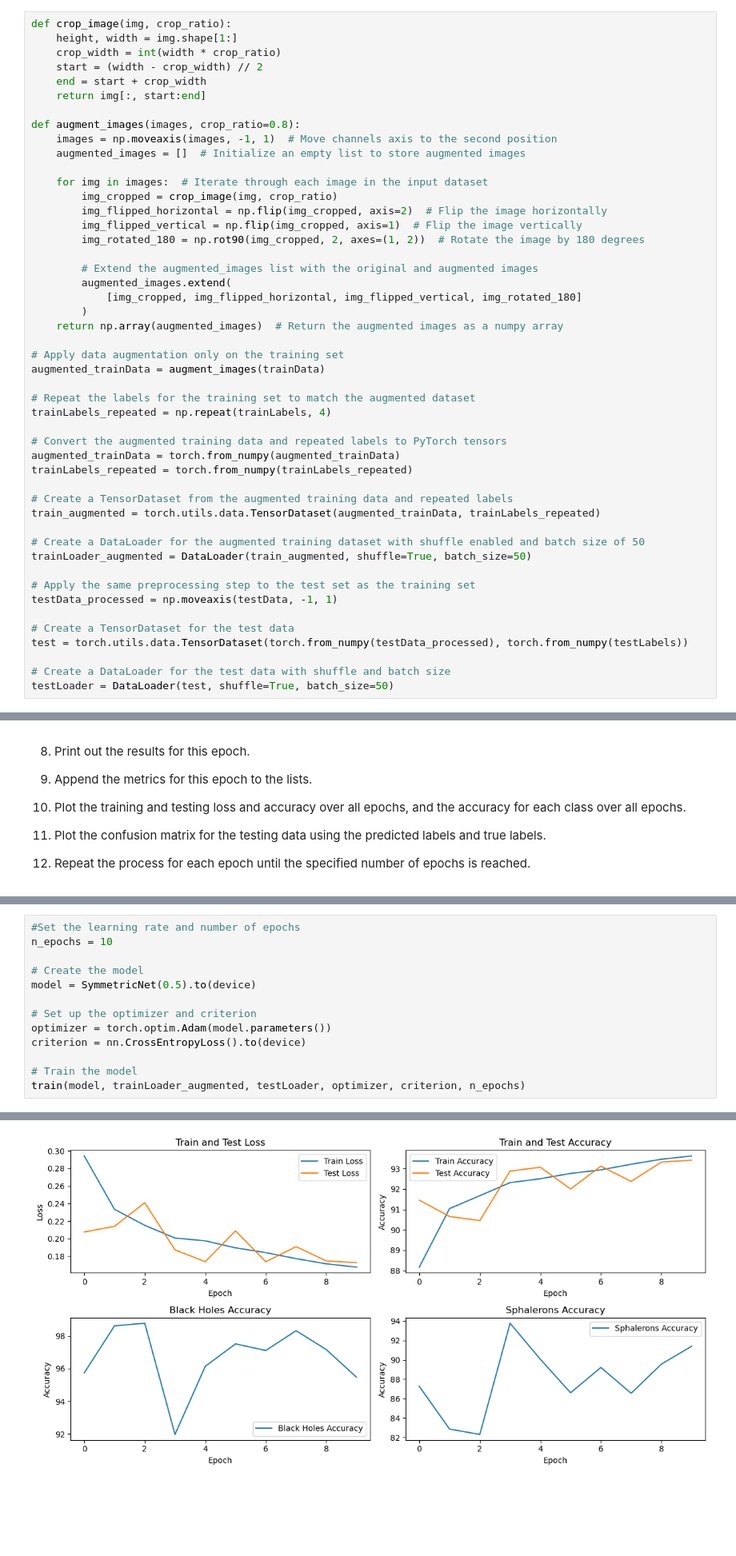
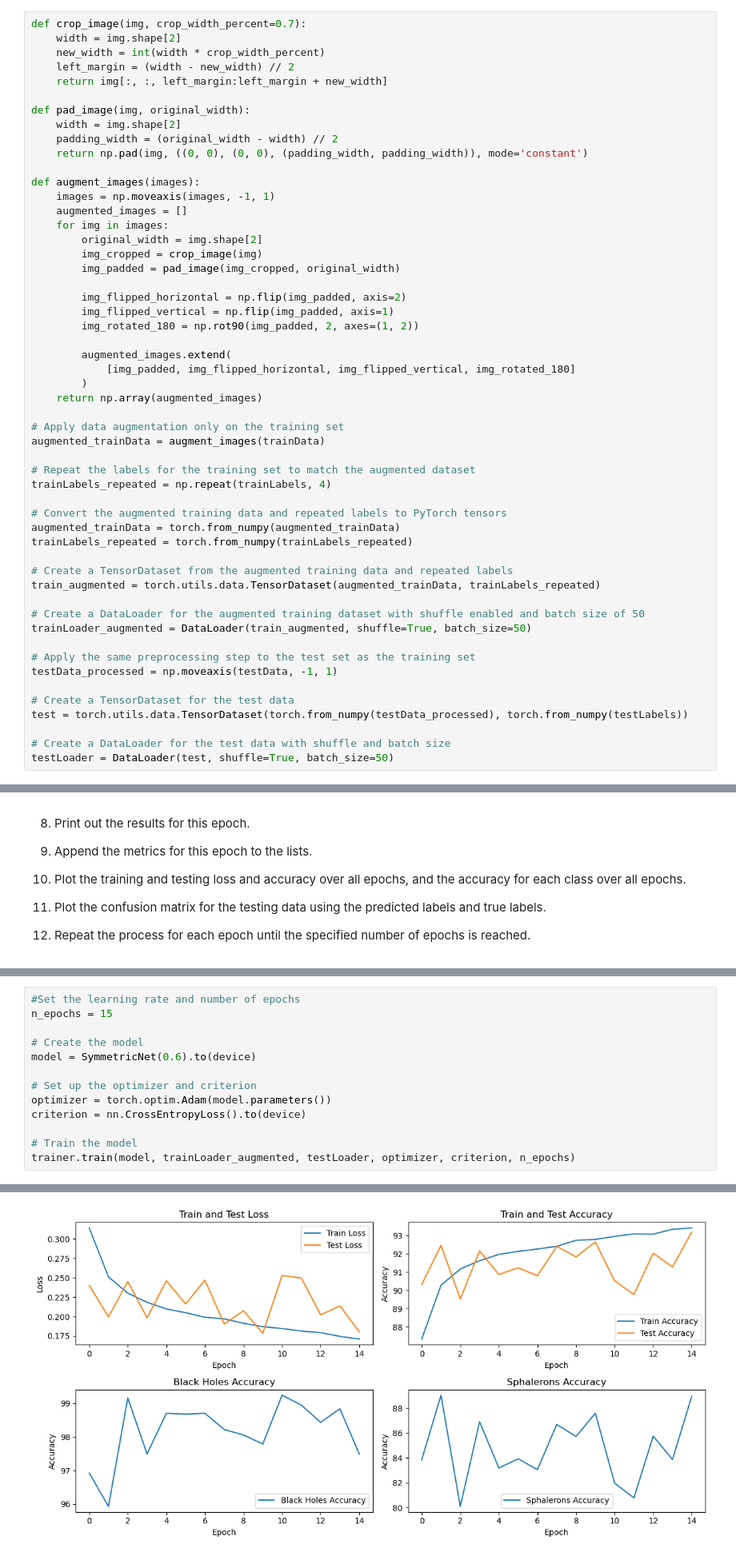
Before and after one commit to iRootTsar/Optimazing-klassification-of-ATLAS-detector-data--CERN-, a Jupyter notebook: notebooks/pyTorch/DataAugm.ipynb, the cells around one changed output, grey strips where cells are left out. Shown at 80% size. Saved outputs shown, nothing was run; the diff lists cells and outputs as text; blank space fills up the shorter version.

```diff
--- a/notebooks/pyTorch/DataAugm.ipynb
+++ b/notebooks/pyTorch/DataAugm.ipynb
@@ -73,28 +64,33 @@ trainz = torch.utils.data.TensorDataset(trainDataz, trainLabelz)
 # %% [markdown]
 Data augmentation process where we flip horizontally, vertically and rotate images by 180 degrees randomly thus increasing training set.
 # %%
-def crop_image(img, crop_ratio):
-    height, width = img.shape[1:]
-    crop_width = int(width * crop_ratio)
-    start = (width - crop_width) // 2
-    end = start + crop_width
-    return img[:, start:end]
+def crop_image(img, crop_width_percent=0.7):
+    width = img.shape[2]
+    new_width = int(width * crop_width_percent)
+    left_margin = (width - new_width) // 2
+    return img[:, :, left_margin:left_margin + new_width]
 
-def augment_images(images, crop_ratio=0.8):
-    images = np.moveaxis(images, -1, 1)  # Move channels axis to the second position
-    augmented_images = []  # Initialize an empty list to store augmented images
+def pad_image(img, original_width):
+    width = img.shape[2]
+    padding_width = (original_width - width) // 2
+    return np.pad(img, ((0, 0), (0, 0), (padding_width, padding_width)), mode='constant')
 
-    for img in images:  # Iterate through each image in the input dataset
-        img_cropped = crop_image(img, crop_ratio)
-        img_flipped_horizontal = np.flip(img_cropped, axis=2)  # Flip the image horizontally
-        img_flipped_vertical = np.flip(img_cropped, axis=1)  # Flip the image vertically
-        img_rotated_180 = np.rot90(img_cropped, 2, axes=(1, 2))  # Rotate the image by 180 degrees
+def augment_images(images):
+    images = np.moveaxis(images, -1, 1)
+    augmented_images = []
+    for img in images:
+        original_width = img.shape[2]
+        img_cropped = crop_image(img)
+        img_padded = pad_image(img_cropped, original_width)
 
-        # Extend the augmented_images list with the original and augmented images
+        img_flipped_horizontal = np.flip(img_padded, axis=2)
+        img_flipped_vertical = np.flip(img_padded, axis=1)
+        img_rotated_180 = np.rot90(img_padded, 2, axes=(1, 2))
+
         augmented_images.extend(
-            [img_cropped, img_flipped_horizontal, img_flipped_vertical, img_rotated_180]
+            [img_padded, img_flipped_horizontal, img_flipped_vertical, img_rotated_180]
         )
-    return np.array(augmented_images)  # Return the augmented images as a numpy array
+    return np.array(augmented_images)
 
 # Apply data augmentation only on the training set
 augmented_trainData = augment_images(trainData)
@@ -416,15 +345,15 @@ def train(model, train_loader, test_loader, optimizer, criterion, n_epochs):
     plt.show()
 # %%
 #Set the learning rate and number of epochs
-n_epochs = 10
+n_epochs = 15
 
 # Create the model
-model = SymmetricNet(0.5).to(device)
+model = SymmetricNet(0.6).to(device)
 
 # Set up the optimizer and criterion
 optimizer = torch.optim.Adam(model.parameters())
 criterion = nn.CrossEntropyLoss().to(device)
 
 # Train the model
-train(model, trainLoader_augmented, testLoader, optimizer, criterion, n_epochs)
+trainer.train(model, trainLoader_augmented, testLoader, optimizer, criterion, n_epochs)
 # %% [output]
@@ -448 +377 @@ Test Loss: 0.1727, Test Accuracy: 93.41%
-[figure, old version]
+[figure, new version]
```
Also changed, not shown: parts of 12 cells of this notebook, 4 other files.
